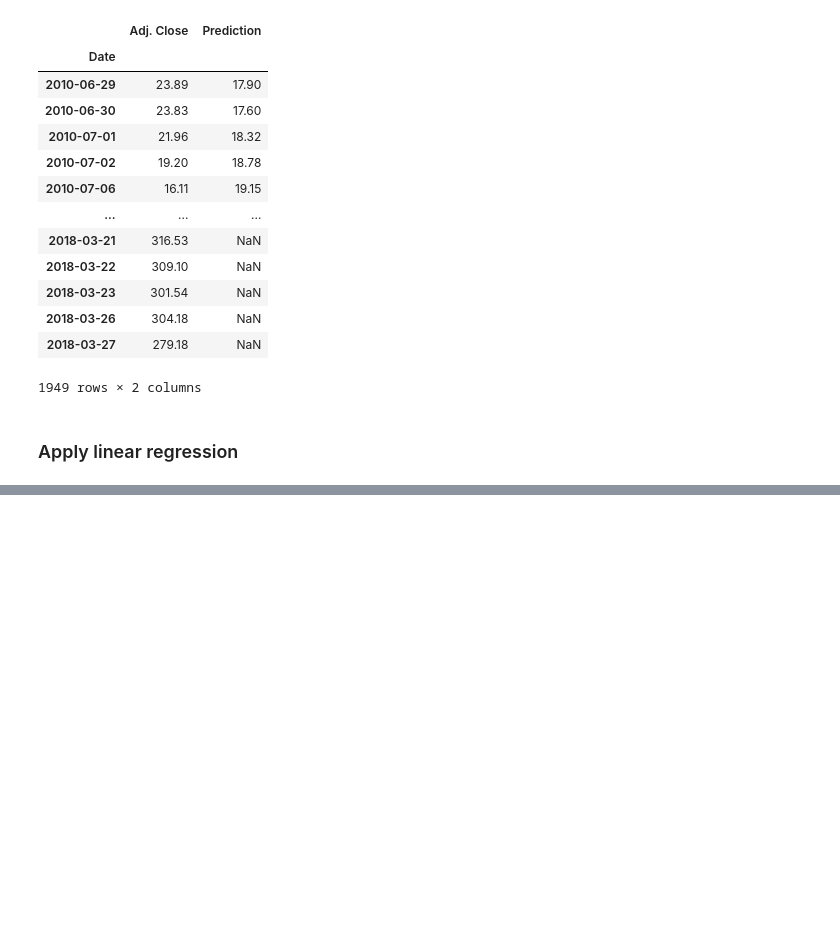
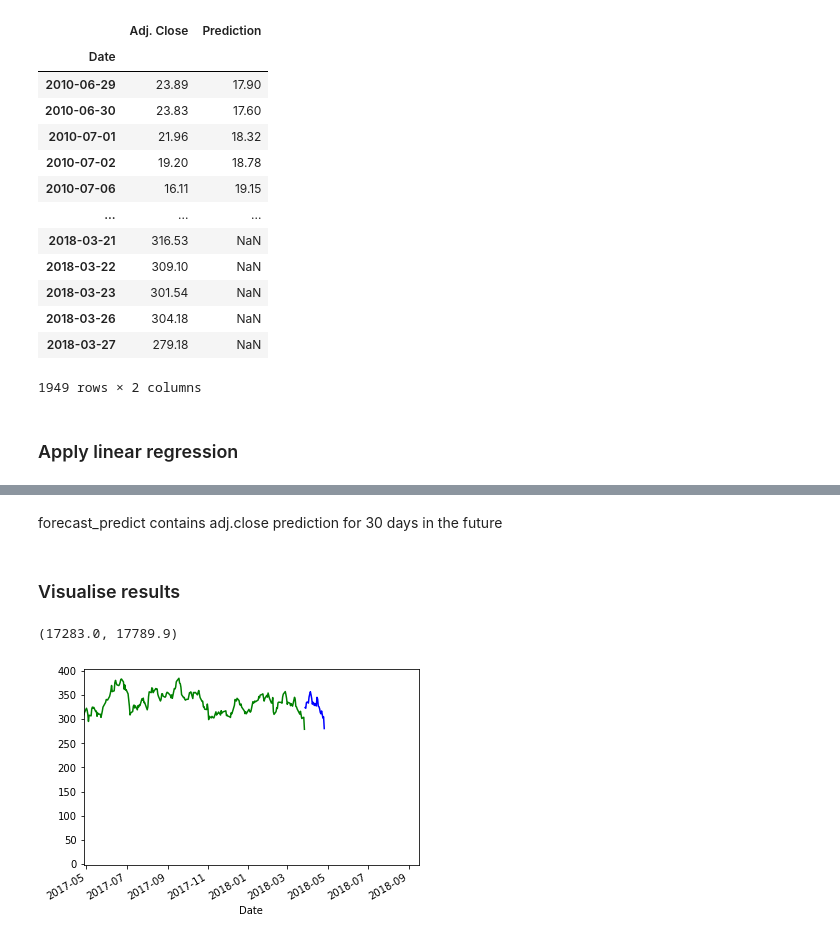
Before and after one commit to Azuremis/stock_predict, a Jupyter notebook: stock_model.ipynb, the cells around one changed output, grey strips where cells are left out. Saved outputs shown, nothing was run; the diff lists cells and outputs as text; code cells hidden in the pictures; blank space fills up the shorter version.

Commit message:
Visualise prices

```diff
--- a/stock_model.ipynb
+++ b/stock_model.ipynb
@@ -116,0 +118,12 @@ array([324.96818245, 323.64707858, 335.15046825, 336.54496678,
+# %% [markdown]
+forecast_predict contains adj.close prediction for 30 days in the future
+# %% [markdown]
+### Visualise results
+# %%
+dates = pd.date_range(start="2018-03-28", end="2018-04-26")
+plt.plot(dates, forecast_predict, color="b")
+df["Adj. Close"].plot(color="g")
+plt.xlim(xmin=datetime.date(2017, 4, 27))
+# %% [output]
+(17283.0, 17789.9)
+[figure, added]
```
Also changed, not shown: parts of 3 cells of this notebook.
